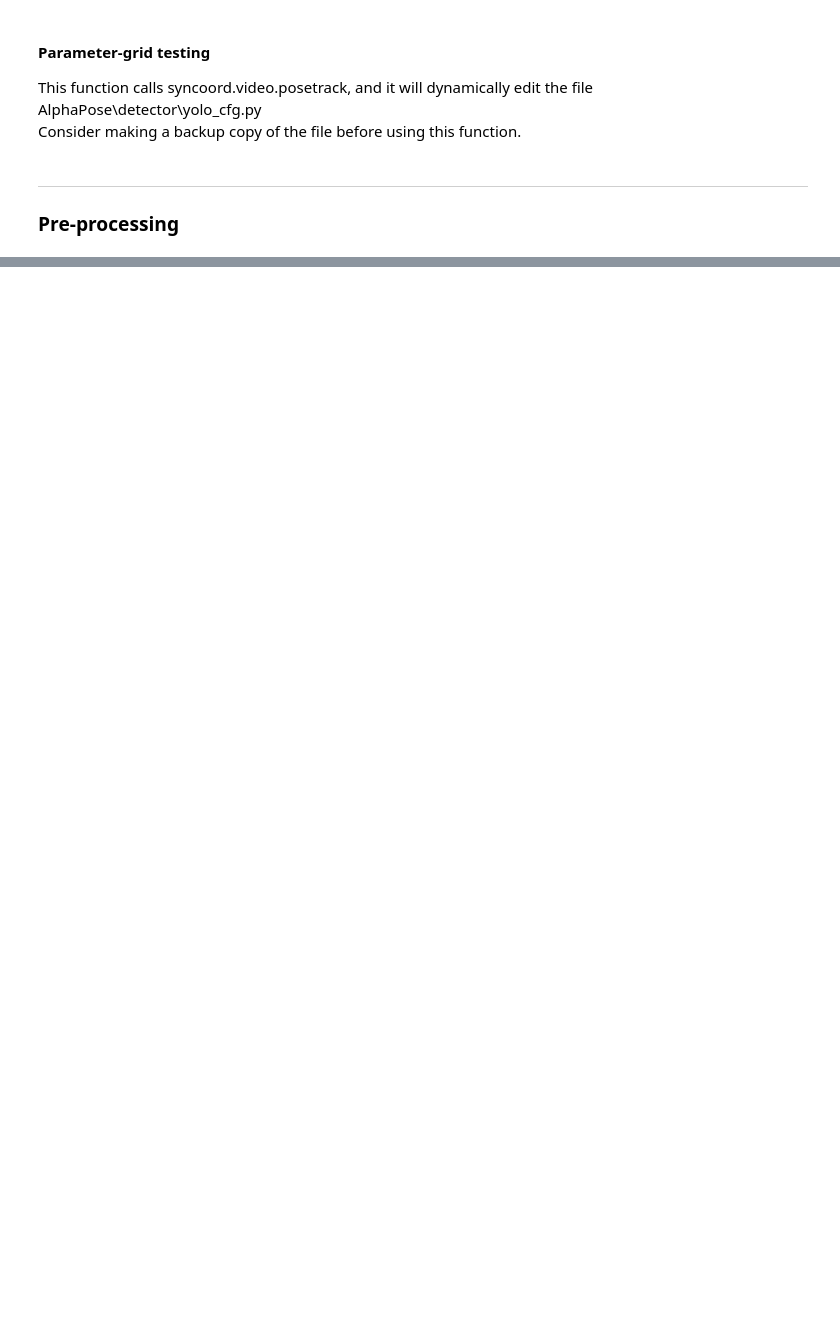
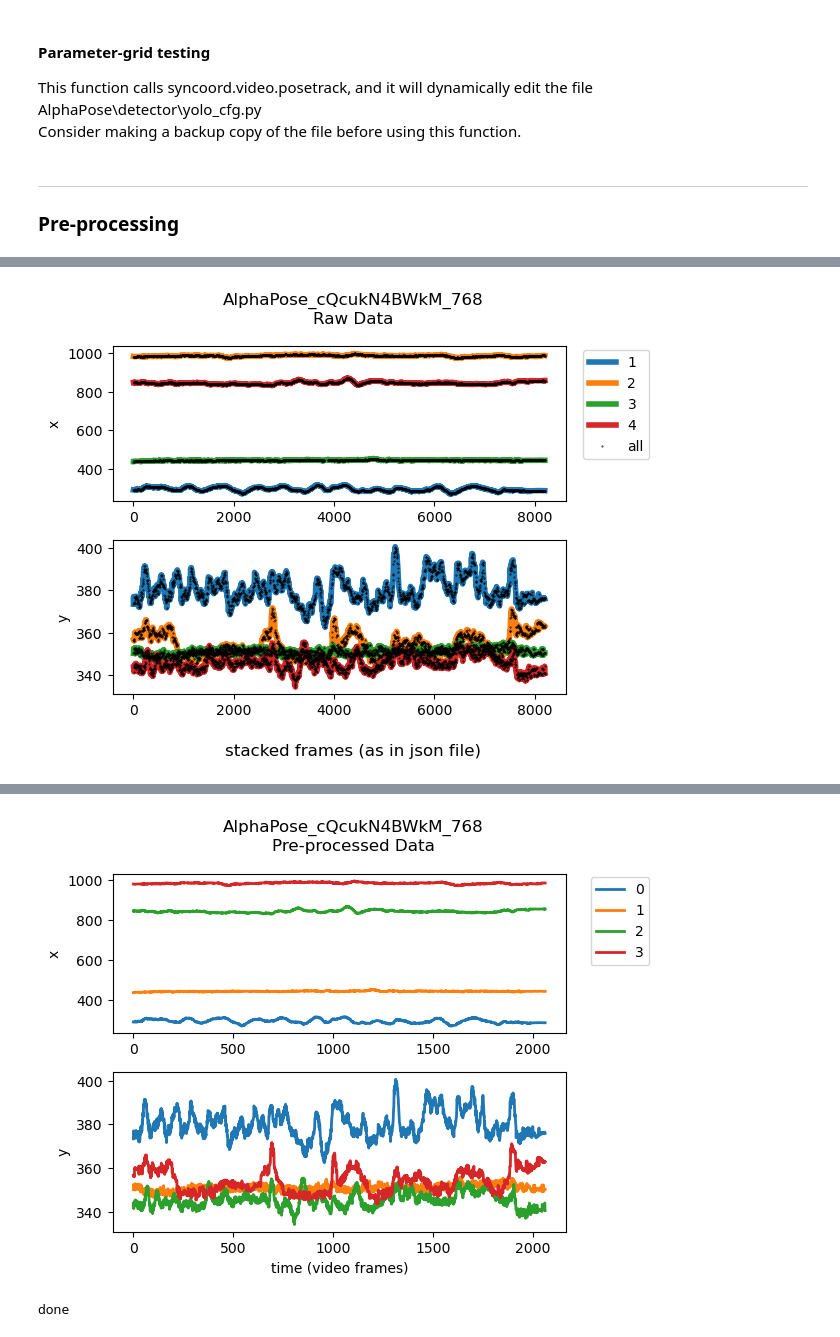
Before and after one commit to juigmend/SynCoord, a Jupyter notebook: docs/Video_Pose_Audio.ipynb, the cells around one changed output, grey strips where cells are left out. Saved outputs shown, nothing was run; the diff lists cells and outputs as text; code cells hidden in the pictures; blank space fills up the shorter version.

Commit message:
added raw and prep data

```diff
--- a/docs/Video_Pose_Audio.ipynb
+++ b/docs/Video_Pose_Audio.ipynb
@@ -59,7 +59,7 @@ os_chdir(r"..\data")
 ### Set paths and parameters
 These folders should exist before running the program. They will not be created automatically.
 # %%
-project_folder = r"string_quartet"                      # <--- project folder
+project_folder = r"string_quartet_Ecossaise"            # <--- project folder
 video_in_path = project_folder+r"\input_video"          # <--- input video files
 
 # Paths for resulting files:
@@ -118,11 +118,12 @@ sc.video.posetest( video_in_path, json_path, AlphaPose_path, test_par, **ptest_k
 # %%
 # Paths to save pre-processing results:
 savepaths = {
-             'parquet':prep_path,      # <--- preprocessed data files (parquet format)
-             'rawfig': figs_path,      # <--- raw data visualisations
-             'prepfig': figs_path,     # <--- preprocessed data visualisatons
-             'log': pose_tracking_path # <--- log text file
+             'parquet':prep_path,       # <--- preprocessed data files (parquet format)
+             'rawfig': figs_path,       # <--- raw data visualisations
+             'prepfig': figs_path,      # <--- preprocessed data visualisatons
+             'log': pose_tracking_path  # <--- log text file
             }
-prepargs = {'skip_done':True} # <--- skip if resulting json file exists
+prepargs = { 'skip_done':False }        # <--- skip if resulting json file exists
 
 sc.video.poseprep(json_path,savepaths,**prepargs)
+# %% [output]
@@ -128,0 +133 @@ sc.video.poseprep(json_path,savepaths,**prepargs)
+[figure, added]
@@ -128,0 +135,2 @@ sc.video.poseprep(json_path,savepaths,**prepargs)
+[figure, added]
+done
```
Also changed, not shown: parts of 4 cells of this notebook, 19 other files.
